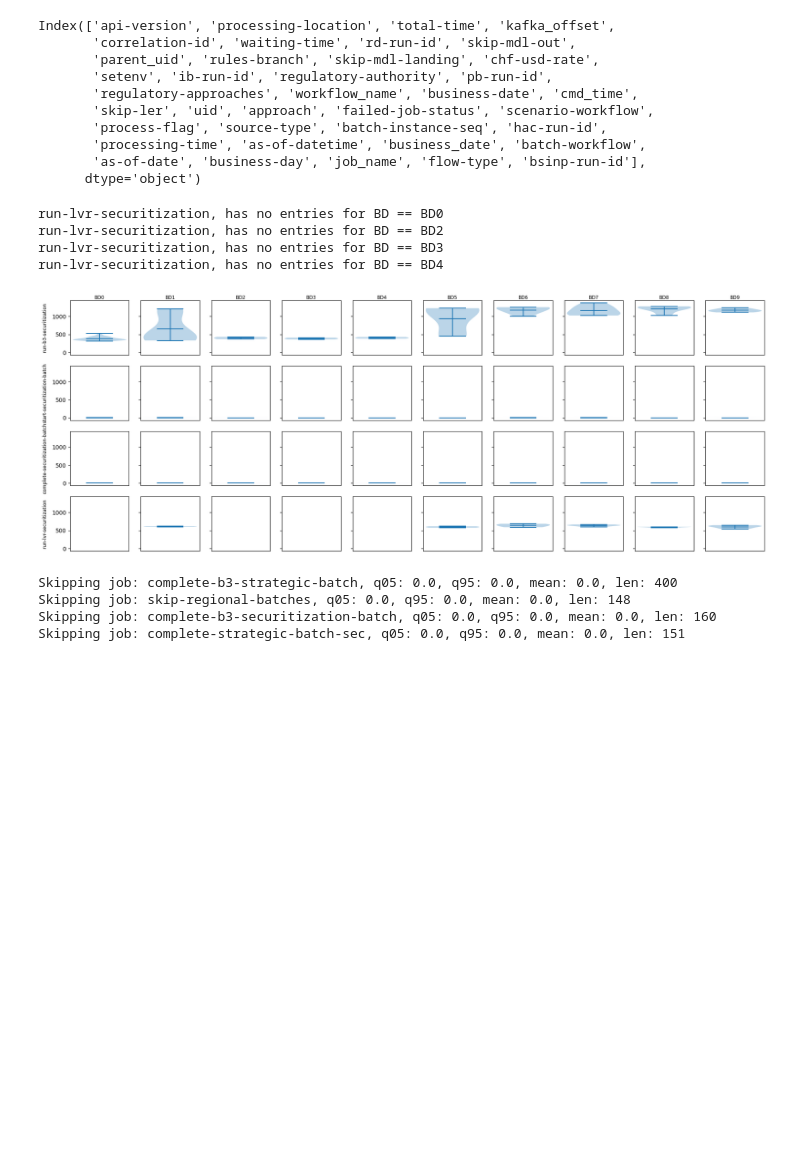
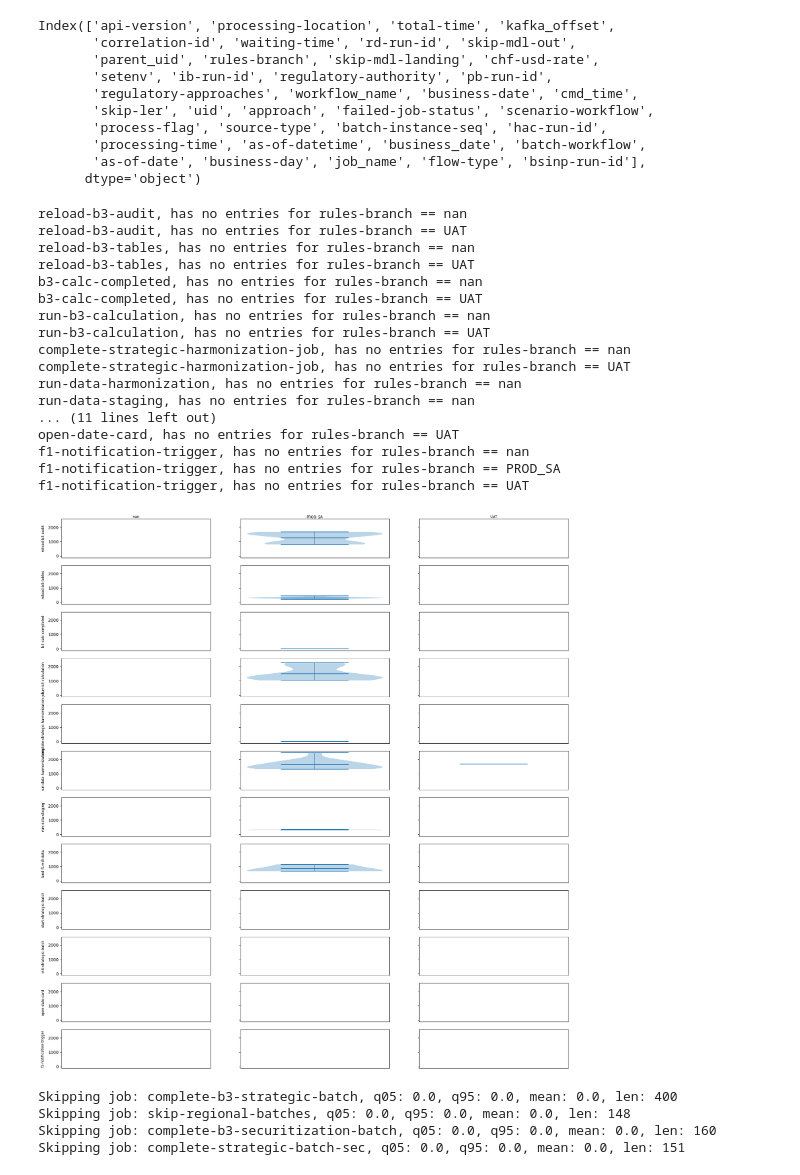
Before and after one commit to mlodybercik/workflow-predictor, a Jupyter notebook: temp/visualize.ipynb, the cells around one changed output. Saved outputs shown, nothing was run; the diff lists cells and outputs as text; code cells hidden in the pictures; blank space fills up the shorter version.

```diff
--- a/temp/visualize.ipynb
+++ b/temp/visualize.ipynb
@@ -77,42 +77,57 @@ Index(['api-version', 'processing-location', 'total-time', 'kafka_offset',
        'as-of-date', 'business-day', 'job_name', 'flow-type', 'bsinp-run-id'],
       dtype='object')
 # %%
-tasks = [6, 4, 17, 19]
-COLUMN_NAME = "event-processing-time"
+tasks = ["reload-b3-audit", "reload-b3-tables", "b3-calc-completed", "run-b3-calculation", "complete-strategic-harmonization-job", "run-data-harmonization", "run-data-staging", "land-f1mdl-data", "start-strategic-batch", "init-strategic-batch", "open-date-card", "f1-notification-trigger"]
+COLUMN_NAME = "processing-time"
+TARGET_COLUMN = "rules-branch"
 
-fig, ax = plt.subplots(len(tasks), 10, figsize=(2*len(business_day), 2*len(tasks)), sharey=True, sharex=True)
+unique_values = maestro_data[TARGET_COLUMN].unique()
+fig, ax = plt.subplots(len(tasks), len(unique_values), figsize=(2*len(unique_values), 2*len(tasks)), sharey=True, sharex=True)
 for j, task in enumerate(tasks):
-    job = jobs[task]
-    for i, bd in enumerate([f"BD{i}" for i in range(10)]):
+    job = task
+    for i, value in enumerate(unique_values):
         ax[j, i].xaxis.set_visible(False)
-        arr = maestro_data.filter(like=COLUMN_NAME)[(maestro_data["job_name"] == job) & (maestro_data["business-day"] == bd)]
+        arr = maestro_data.filter(like=COLUMN_NAME)[(maestro_data["job_name"] == job) & (maestro_data[TARGET_COLUMN] == value)]
         nparr = arr.to_numpy()
         try:
             q01, q99 = np.quantile(nparr, 0.05), np.quantile(nparr, 0.95)
             ax[j, i].violinplot(arr[(q01 <= arr[COLUMN_NAME]) & (arr[COLUMN_NAME] <= q99)], range(1), showmeans=True)
         except:
-            print(f"{job}, has no entries for BD == {bd}")
+            print(f"{job}, has no entries for {TARGET_COLUMN} == {value}")
 
 for ax_, row in zip(ax[:, 0], tasks):
-    ax_.annotate(jobs[row],
+    ax_.annotate(row,
         xy=(0, 0.5), xytext=(-ax_.yaxis.labelpad, 0),
         xycoords=ax_.yaxis.label, textcoords='offset points',
         size='small', ha='right', va='center',
         rotation=90.0
     )
 
-for ax_, col in zip(ax[0, :], range(10)):
-    ax_.annotate(f"BD{col}",
+for ax_, col in zip(ax[0, :], unique_values):
+    ax_.annotate(col,
         xy=(0.5, 1), xytext=(0, 5),
         xycoords="axes fraction", textcoords='offset points',
         size='small', ha='center', va='center',
     )
 # %% [output]
-run-lvr-securitization, has no entries for BD == BD0
-run-lvr-securitization, has no entries for BD == BD2
-run-lvr-securitization, has no entries for BD == BD3
-run-lvr-securitization, has no entries for BD == BD4
+reload-b3-audit, has no entries for rules-branch == nan
+reload-b3-audit, has no entries for rules-branch == UAT
+reload-b3-tables, has no entries for rules-branch == nan
+reload-b3-tables, has no entries for rules-branch == UAT
+b3-calc-completed, has no entries for rules-branch == nan
+b3-calc-completed, has no entries for rules-branch == UAT
+run-b3-calculation, has no entries for rules-branch == nan
+run-b3-calculation, has no entries for rules-branch == UAT
+complete-strategic-harmonization-job, has no entries for rules-branch == nan
+complete-strategic-harmonization-job, has no entries for rules-branch == UAT
+run-data-harmonization, has no entries for rules-branch == nan
+run-data-staging, has no entries for rules-branch == nan
+... (11 lines left out)
+open-date-card, has no entries for rules-branch == UAT
+f1-notification-trigger, has no entries for rules-branch == nan
+f1-notification-trigger, has no entries for rules-branch == PROD_SA
+f1-notification-trigger, has no entries for rules-branch == UAT
-[figure, old version]
+[figure, new version]
 # %%
 @dataclass(order=False)
 class Job:
```
Also changed, not shown: 18 other files.
